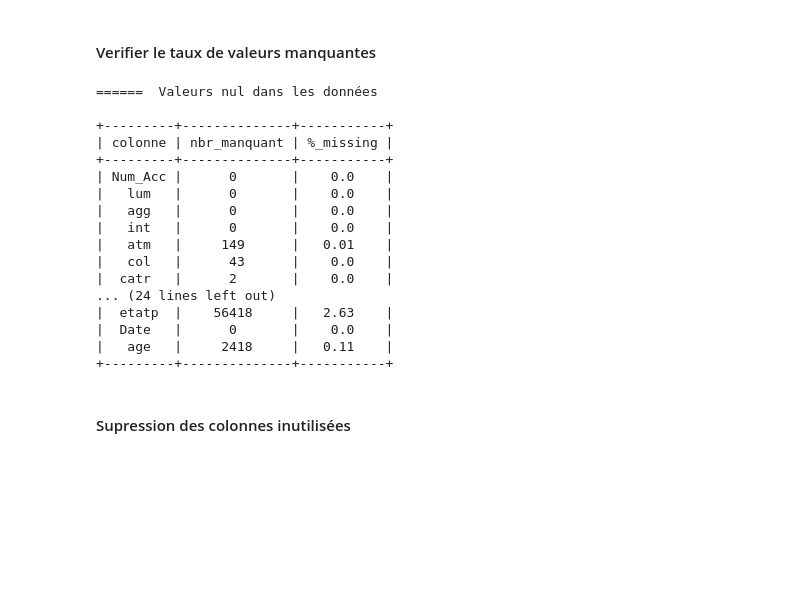
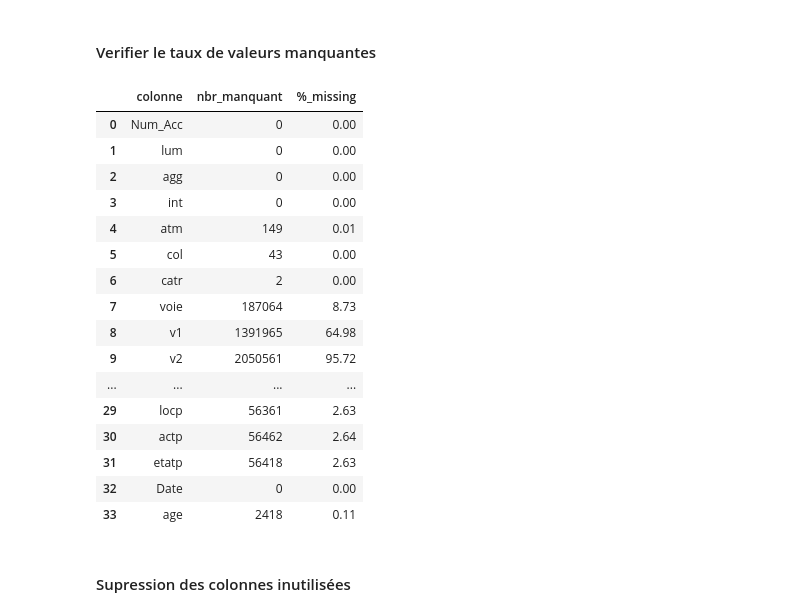
Before and after one commit to LAsmaa/Jupyter_Acidentalit-, a Jupyter notebook: Analyse_Accidentalité.ipynb, the cells around one changed output. Cells and saved outputs as stored; diff of their text form; code cells hidden in the pictures; blank space fills up the shorter version.

```diff
--- a/Analyse_Accidentalité.ipynb
+++ b/Analyse_Accidentalité.ipynb
@@ -241,26 +153,26 @@ df_missing_values = pd.DataFrame(df_acc_usr.isnull().sum())[0]
 df_missing_values = pd.DataFrame({'colonne':df_missing_values.index, 'nbr_manquant':df_missing_values.values})
 nbr_lignes = df_acc_usr['Num_Acc'].count()
 df_missing_values["%_missing"] = ((df_missing_values['nbr_manquant'] / nbr_lignes )* 100 ).round(decimals=2)
-print(f'======  Valeurs nul dans les données \n')
-print(tabulate(pd.DataFrame(df_missing_values), headers='keys', tablefmt='pretty', showindex=False))
-# %% [output]
-======  Valeurs nul dans les données
-
-+---------+--------------+-----------+
-| colonne | nbr_manquant | %_missing |
-+---------+--------------+-----------+
-| Num_Acc |      0       |    0.0    |
-|   lum   |      0       |    0.0    |
-|   agg   |      0       |    0.0    |
-|   int   |      0       |    0.0    |
-|   atm   |     149      |   0.01    |
-|   col   |      43      |    0.0    |
-|  catr   |      2       |    0.0    |
-... (24 lines left out)
-|  etatp  |    56418     |   2.63    |
-|  Date   |      0       |    0.0    |
-|   age   |     2418     |   0.11    |
-+---------+--------------+-----------+
+# %%
+df_missing_values
+# %% [output]
+|  | colonne | nbr_manquant | %_missing |
+| 0 | Num_Acc | 0 | 0.00 |
+| 1 | lum | 0 | 0.00 |
+| 2 | agg | 0 | 0.00 |
+| 3 | int | 0 | 0.00 |
+| 4 | atm | 149 | 0.01 |
+| 5 | col | 43 | 0.00 |
+| 6 | catr | 2 | 0.00 |
+| 7 | voie | 187064 | 8.73 |
+| 8 | v1 | 1391965 | 64.98 |
+| 9 | v2 | 2050561 | 95.72 |
+| ... | ... | ... | ... |
+| 29 | locp | 56361 | 2.63 |
+| 30 | actp | 56462 | 2.64 |
+| 31 | etatp | 56418 | 2.63 |
+| 32 | Date | 0 | 0.00 |
+| 33 | age | 2418 | 0.11 |
 # %% [markdown]
 #### Supression des colonnes inutilisées
 # %%
```
Also changed, not shown: parts of 16 cells of this notebook, 1 other file.
